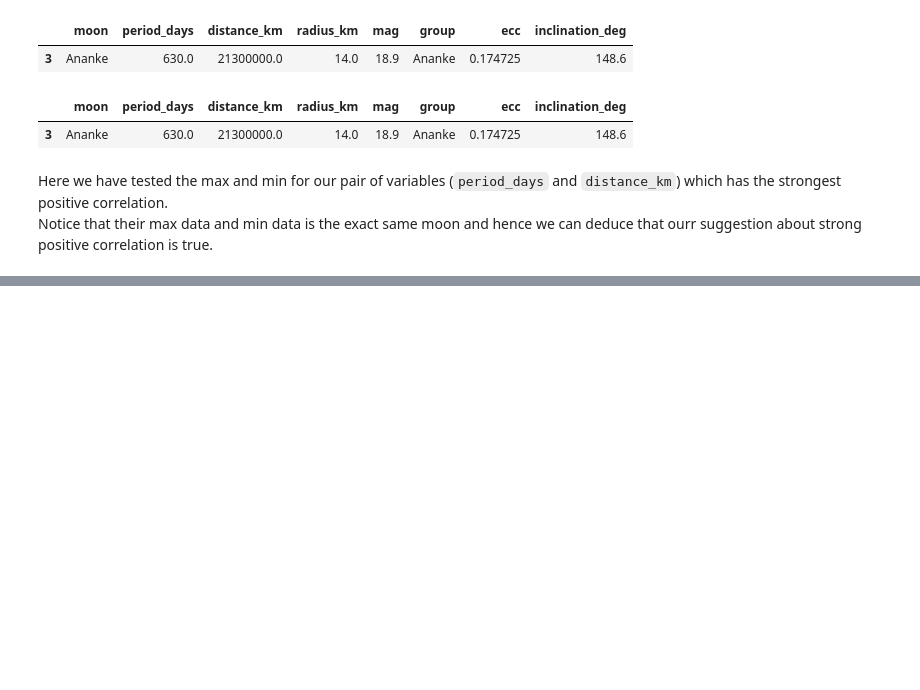
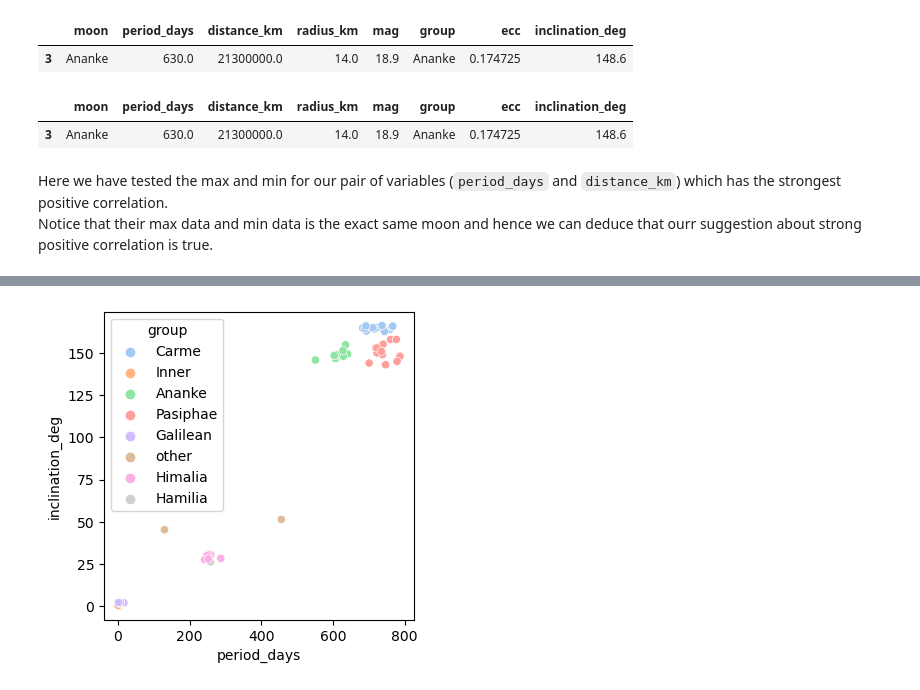
Before and after one commit to dr34m0718/Jupiter_Project, a Jupyter notebook: Analysis and Module Usage Guide.ipynb, the cells around one changed output, grey strips where cells are left out. Saved outputs shown, nothing was run; the diff lists cells and outputs as text; code cells hidden in the pictures; blank space fills up the shorter version.

```diff
--- a/Analysis and Module Usage Guide.ipynb
+++ b/Analysis and Module Usage Guide.ipynb
@@ -265,0 +289,4 @@ Notice that their max data and min data is the exact same moon and hence we can
+# %%
+moon_df.plot(x = 'period_days', y = 'inclination_deg', hue = 'group', plot = 'scatter')
+# %% [output]
+[figure, added]
```
Also changed, not shown: parts of 31 cells of this notebook.
